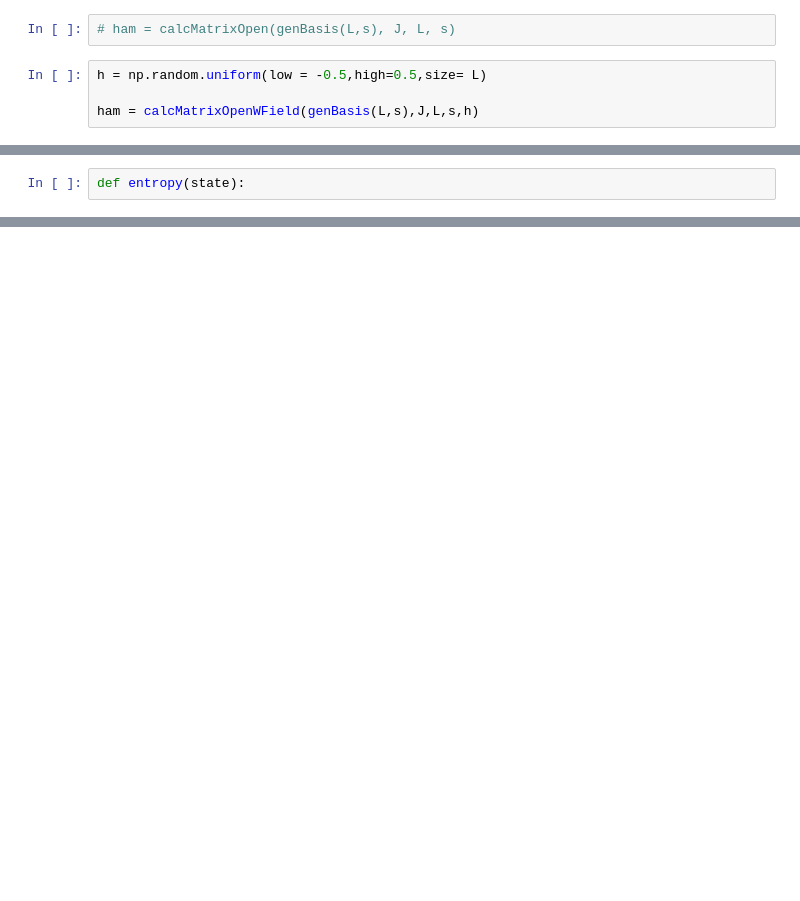
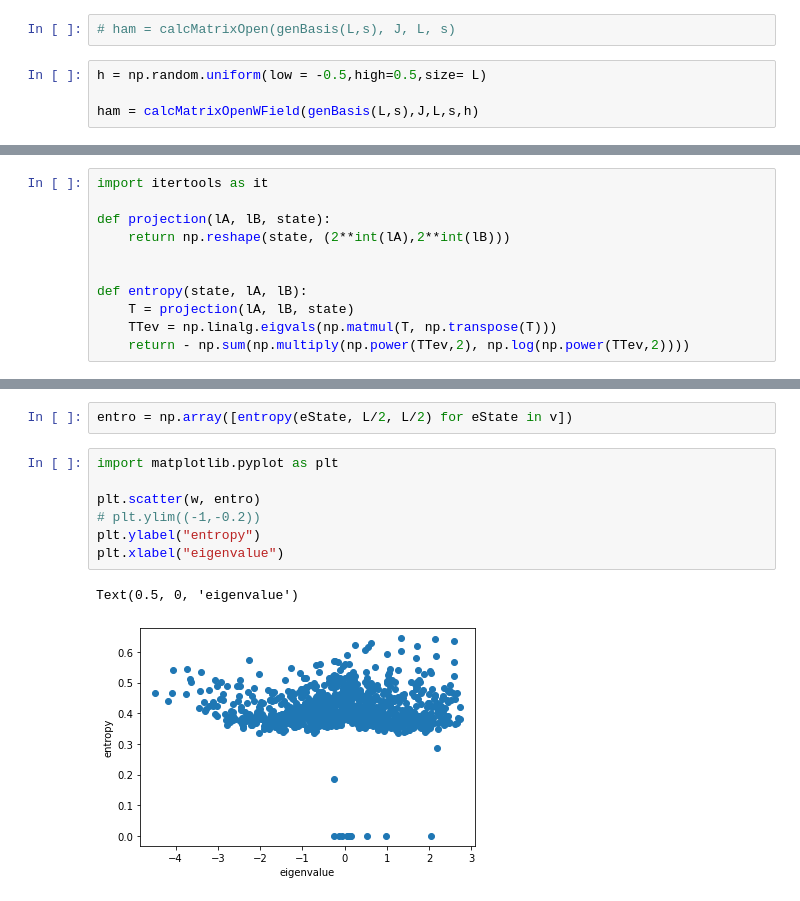
Before and after one commit to Leonhard-Moske/CMCMP, a Jupyter notebook: sheet9/physics767_sheet9_LeonhardMoske.ipynb, the cells around one changed output, grey strips where cells are left out. Saved outputs shown, nothing was run; the diff lists cells and outputs as text; blank space fills up the shorter version.

```diff
--- a/sheet9/physics767_sheet9_LeonhardMoske.ipynb
+++ b/sheet9/physics767_sheet9_LeonhardMoske.ipynb
@@ -196,2 +188,11 @@ plt.plot(sorted(w))
-# %%
-def entropy(state):
+# %%
+import itertools as it
+
+def projection(lA, lB, state):
+    return np.reshape(state, (2**int(lA),2**int(lB)))
+
+
+def entropy(state, lA, lB):
+    T = projection(lA, lB, state)
+    TTev = np.linalg.eigvals(np.matmul(T, np.transpose(T)))
+    return - np.sum(np.multiply(np.power(TTev,2), np.log(np.power(TTev,2))))
@@ -197,0 +205,12 @@ def entropy(state):
+# %%
+entro = np.array([entropy(eState, L/2, L/2) for eState in v])
+# %%
+import matplotlib.pyplot as plt
+
+plt.scatter(w, entro)
+# plt.ylim((-1,-0.2))
+plt.ylabel("entropy")
+plt.xlabel("eigenvalue")
+# %% [output]
+Text(0.5, 0, 'eigenvalue')
+[figure, added]
```
Also changed, not shown: parts of 3 cells of this notebook, 1 other file.
